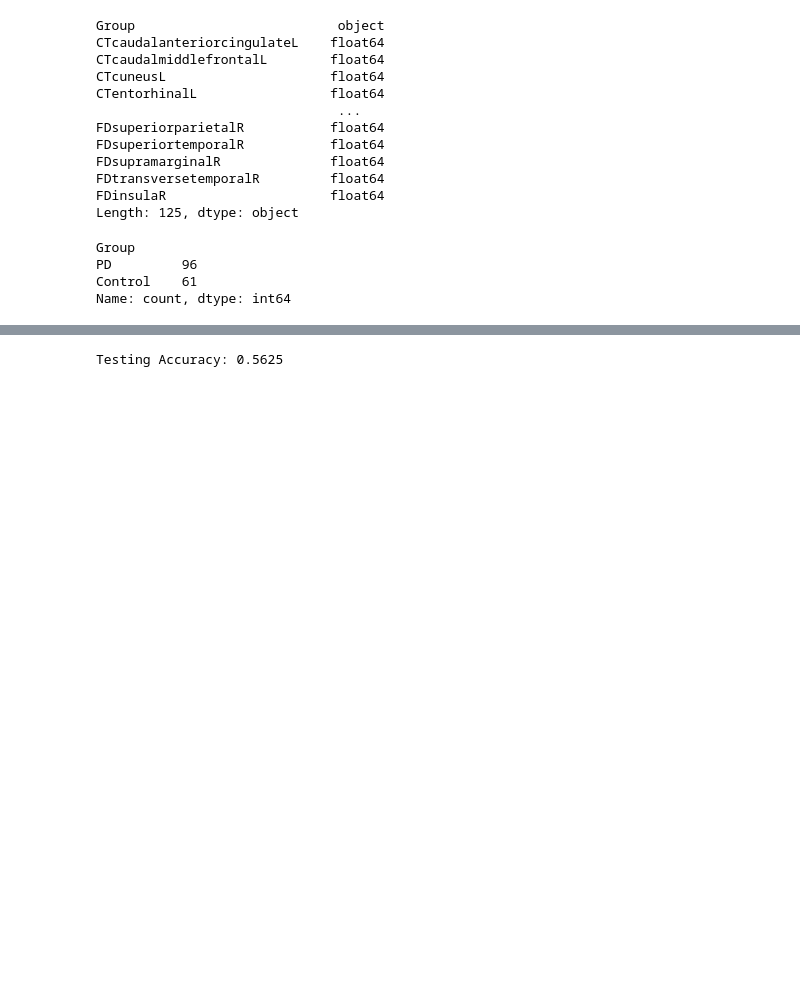
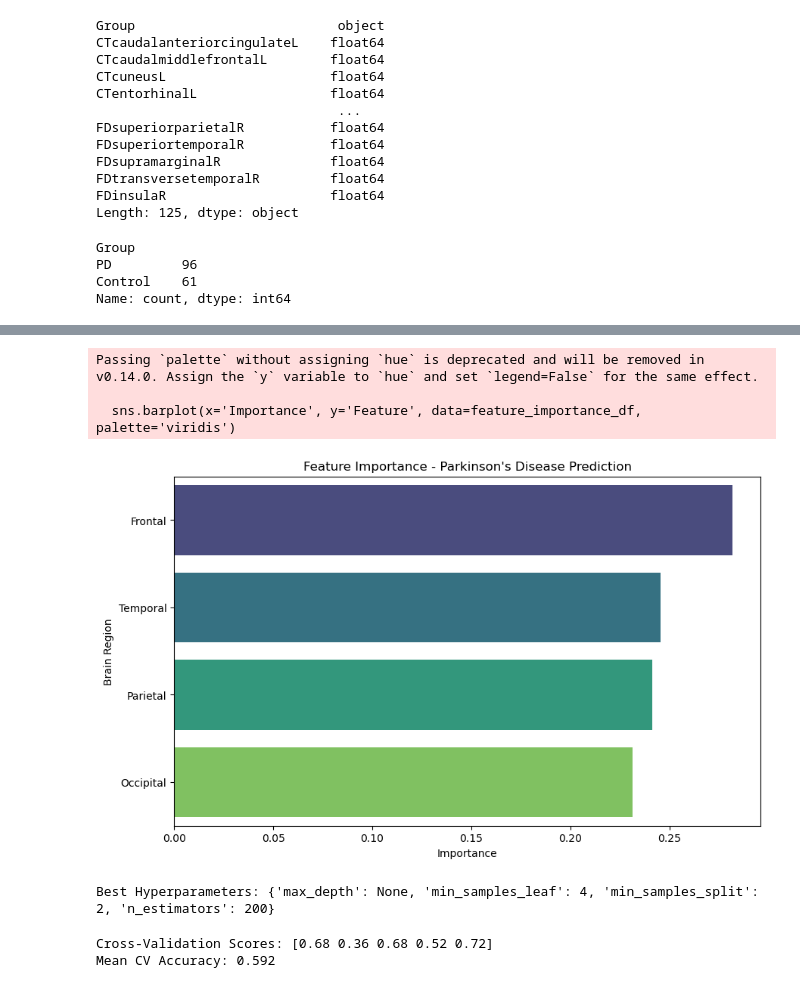
Before and after one commit to Shambok97/Parkinsons-MRI-CT-and-Fractal-Dimensionality, a Jupyter notebook: main.ipynb, the cells around one changed output, grey strips where cells are left out. Drawn from its saved outputs; the diff is of its cells as text; code cells hidden in the pictures; blank space fills up the shorter version.

```diff
--- a/main.ipynb
+++ b/main.ipynb
@@ -101,4 +118,15 @@ y = df['Group']
+# %%
+features = pd.DataFrame({region: df[columns[0]] for region, columns in regions_CT.items()})
+target = LabelEncoder().fit_transform(df['Group'])
+# %%
+from sklearn.model_selection import train_test_split
+
+X_train, X_test, y_train, y_test = train_test_split(features, target, test_size=0.2, random_state=42)
 # %%
 from sklearn.ensemble import RandomForestClassifier
 
-rf_classifier = RandomForestClassifier(class_weight='balanced', random_state=42)
+# Initialize the Random Forest classifier
+clf = RandomForestClassifier(class_weight= 'balanced', random_state=42)
+
+# Train the classifier
+clf.fit(X_train, y_train)
@@ -147,5 +135,52 @@ y_pred = rf_classifier.predict(X_test)
-# %%
-accuracy = accuracy_score(y_test, y_pred)
-print("Testing Accuracy:", accuracy)
-# %% [output]
-Testing Accuracy: 0.5625
+# %%
+feature_importances = clf.feature_importances_
+feature_importance_df = pd.DataFrame({'Feature': features.columns, 'Importance': feature_importances})
+feature_importance_df = feature_importance_df.sort_values(by='Importance', ascending=False)
+# %%
+plt.figure(figsize=(10, 6))
+sns.barplot(x='Importance', y='Feature', data=feature_importance_df, palette='viridis')
+plt.title('Feature Importance - Parkinson\'s Disease Prediction')
+plt.xlabel('Importance')
+plt.ylabel('Brain Region')
+plt.show()
+# %% [output]
+Passing `palette` without assigning `hue` is deprecated and will be removed in v0.14.0. Assign the `y` variable to `hue` and set `legend=False` for the same effect.
+
+  sns.barplot(x='Importance', y='Feature', data=feature_importance_df, palette='viridis')
+[figure, added]
+# %%
+from sklearn.model_selection import GridSearchCV
+
+# Define the hyperparameters and their potential values
+param_grid = {
+    'n_estimators': [100, 200, 300],  # Number of trees in the forest
+    'max_depth': [None, 10, 20, 30],  # Maximum depth of the tree
+    'min_samples_split': [2, 5, 10],   # Minimum number of samples required to split an internal node
+    'min_samples_leaf': [1, 2, 4]      # Minimum number of samples required to be at a leaf node
+}
+
+# Initialize the Random Forest classifier
+clf = RandomForestClassifier(class_weight= 'balanced', random_state=42)
+
+# Perform Grid Search with 5-fold cross-validation
+grid_search = GridSearchCV(estimator=clf, param_grid=param_grid, cv=5)
+grid_search.fit(X_train, y_train)
+
+# Get the best parameters and the best model
+best_params = grid_search.best_params_
+best_model = grid_search.best_estimator_
+
+print("Best Hyperparameters:", best_params)
+# %% [output]
+Best Hyperparameters: {'max_depth': None, 'min_samples_leaf': 4, 'min_samples_split': 2, 'n_estimators': 200}
+# %%
+from sklearn.model_selection import cross_val_score
+
+# Perform K-fold cross-validation (5 folds) with the best model
+cv_scores = cross_val_score(best_model, X_train, y_train, cv=5)
+
+print("Cross-Validation Scores:", cv_scores)
+print("Mean CV Accuracy:", cv_scores.mean())
+# %% [output]
+Cross-Validation Scores: [0.68 0.36 0.68 0.52 0.72]
+Mean CV Accuracy: 0.592
```
Also changed, not shown: parts of 25 cells of this notebook.
